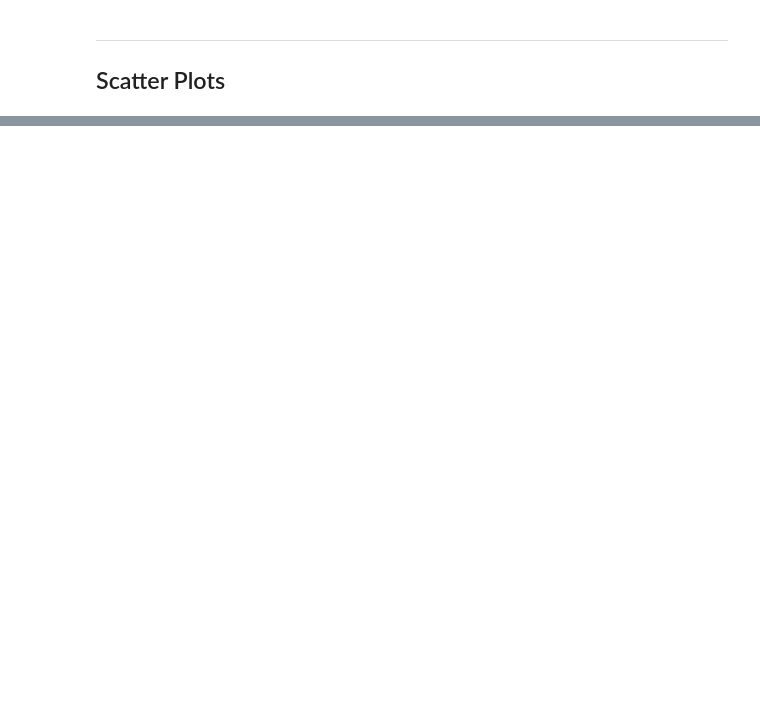
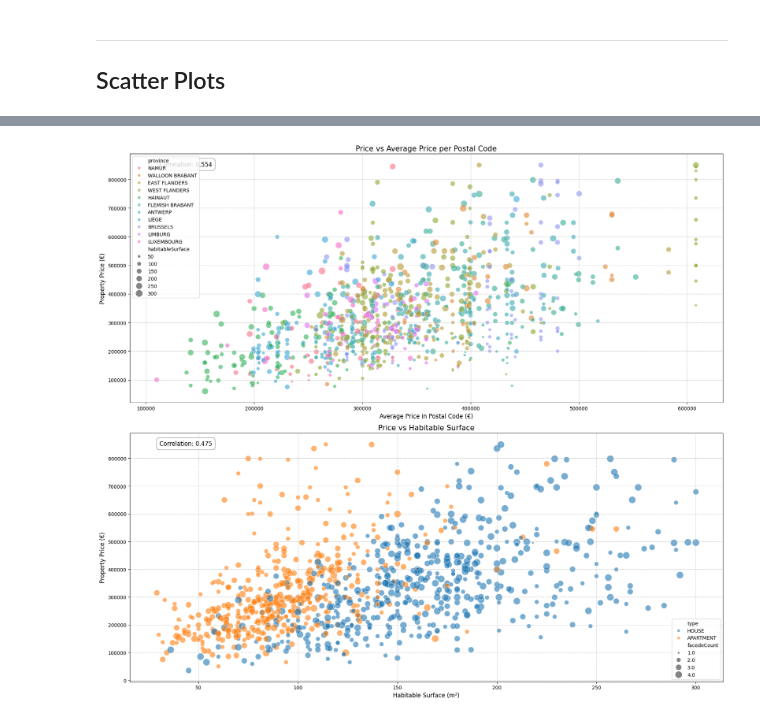
Before and after one commit to becodeorg/immo-eliza-data-exploration-milan, a Jupyter notebook: exprimental/analysis.ipynb, the cells around one changed output, grey strips where cells are left out. Cells and saved outputs as stored; diff of their text form; code cells hidden in the pictures; blank space fills up the shorter version.

```diff
--- a/exprimental/analysis.ipynb
+++ b/exprimental/analysis.ipynb
@@ -276,0 +131,55 @@ plt.show()
+# %%
+# Create a figure with subplots for the top correlations
+fig, axs = plt.subplots(2, 1, figsize=(18, 16))
+
+# 1. Price vs avg_price_per_postal_code (strongest correlation)
+sns.scatterplot(
+    x='avg_price_per_postal_code',
+    y='price',
+    hue='province',
+    size='habitableSurface',
+    sizes=(20, 200),
+    alpha=0.6,
+    data=df.sample(1000),
+    ax=axs[0]
+)
+axs[0].set_title('Price vs Average Price per Postal Code', fontsize=15)
+axs[0].set_xlabel('Average Price in Postal Code (€)', fontsize=12)
+axs[0].set_ylabel('Property Price (€)', fontsize=12)
+axs[0].grid(True, linestyle='--', alpha=0.7)
+
+# Add correlation coefficient
+corr = df['price'].corr(df['avg_price_per_postal_code'])
+axs[0].annotate(f'Correlation: {corr:.3f}',
+                   xy=(0.05, 0.95), xycoords='axes fraction',
+                   bbox=dict(boxstyle="round,pad=0.5", fc="white", ec="gray", alpha=0.8),
+                   fontsize=12)
+
+# 2. Price vs habitableSurface (second strongest correlation)
+sns.scatterplot(
+    x='habitableSurface',
+    y='price',
+    hue='type',
+    size='facedeCount',
+    sizes=(20, 200),
+    alpha=0.6,
+    data=df.sample(1000),
+    ax=axs[1]
+)
+axs[1].set_title('Price vs Habitable Surface', fontsize=15)
+axs[1].set_xlabel('Habitable Surface (m²)', fontsize=12)
+axs[1].set_ylabel('Property Price (€)', fontsize=12)
+axs[1].grid(True, linestyle='--', alpha=0.7)
+
+# Add correlation coefficient
+corr = df['price'].corr(df['habitableSurface'])
+axs[1].annotate(f'Correlation: {corr:.3f}',
+                   xy=(0.05, 0.95), xycoords='axes fraction',
+                   bbox=dict(boxstyle="round,pad=0.5", fc="white", ec="gray", alpha=0.8),
+                   fontsize=12)
+
+# Improve layout
+plt.tight_layout()
+plt.show()
+# %% [output]
+[figure, added]
```
Also changed, not shown: parts of 30 cells of this notebook, 9 other files.
